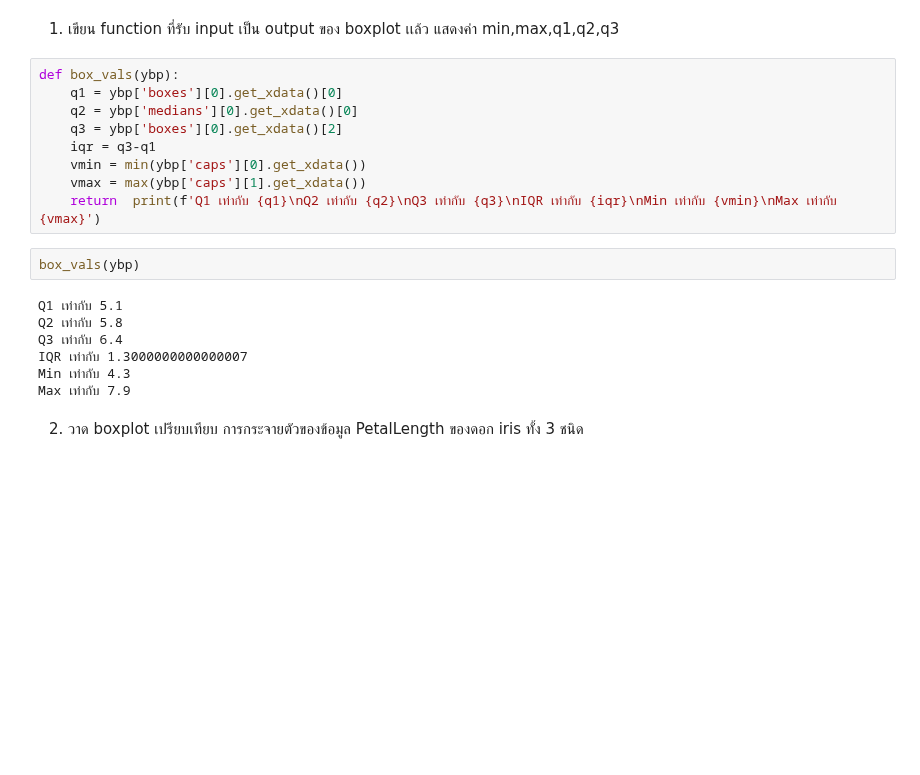
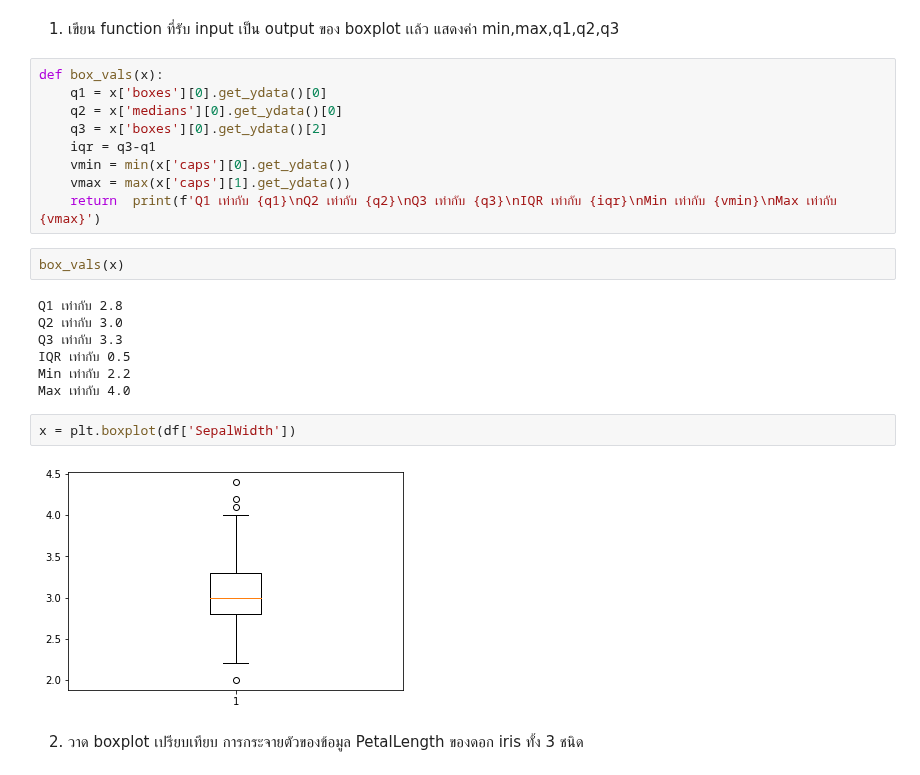
Before and after one commit to SupidchayaTangkidwanich/data_viz_2022, a Jupyter notebook: DataViz02_Data_Distribution.ipynb, the cells around one changed output. Drawn from its saved outputs; the diff is of its cells as text; blank space fills up the shorter version.

```diff
--- a/DataViz02_Data_Distribution.ipynb
+++ b/DataViz02_Data_Distribution.ipynb
@@ -291,23 +291,27 @@ Quiz กลุ่มfinal
 # %% [markdown]
 1. เขียน function ที่รับ input เป็น output ของ boxplot เเล้ว แสดงค่า min,max,q1,q2,q3
 # %%
-def box_vals(ybp):
-    q1 = ybp['boxes'][0].get_xdata()[0]
-    q2 = ybp['medians'][0].get_xdata()[0]
-    q3 = ybp['boxes'][0].get_xdata()[2]
+def box_vals(x):
+    q1 = x['boxes'][0].get_ydata()[0]
+    q2 = x['medians'][0].get_ydata()[0]
+    q3 = x['boxes'][0].get_ydata()[2]
     iqr = q3-q1
-    vmin = min(ybp['caps'][0].get_xdata())
-    vmax = max(ybp['caps'][1].get_xdata())
+    vmin = min(x['caps'][0].get_ydata())
+    vmax = max(x['caps'][1].get_ydata())
     return  print(f'Q1 เท่ากับ {q1}\nQ2 เท่ากับ {q2}\nQ3 เท่ากับ {q3}\nIQR เท่ากับ {iqr}\nMin เท่ากับ {vmin}\nMax เท่ากับ {vmax}')
 # %%
-box_vals(ybp)
+box_vals(x)
 # %% [output]
-Q1 เท่ากับ 5.1
-Q2 เท่ากับ 5.8
-Q3 เท่ากับ 6.4
-IQR เท่ากับ 1.3000000000000007
-Min เท่ากับ 4.3
-Max เท่ากับ 7.9
+Q1 เท่ากับ 2.8
+Q2 เท่ากับ 3.0
+Q3 เท่ากับ 3.3
+IQR เท่ากับ 0.5
+Min เท่ากับ 2.2
+Max เท่ากับ 4.0
+# %%
+x = plt.boxplot(df['SepalWidth'])
+# %% [output]
+[figure, added]
 # %% [markdown]
 2. วาด boxplot เปรียบเทียบ การกระจายตัวของข้อมูล PetalLength ของดอก iris ทั้ง 3 ชนิด
 # %%
```
